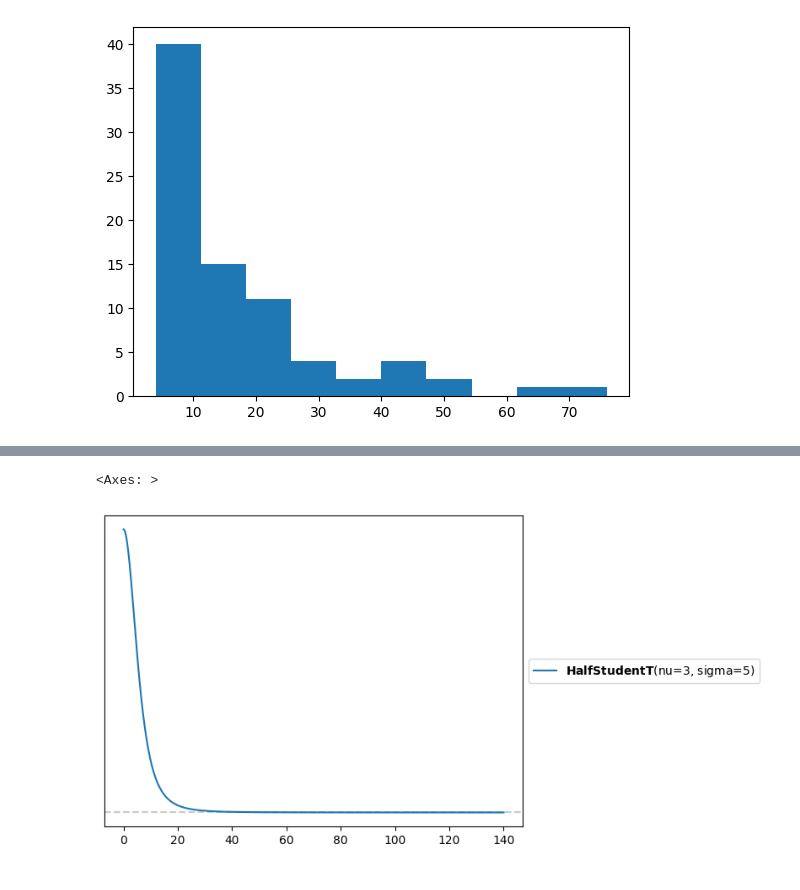
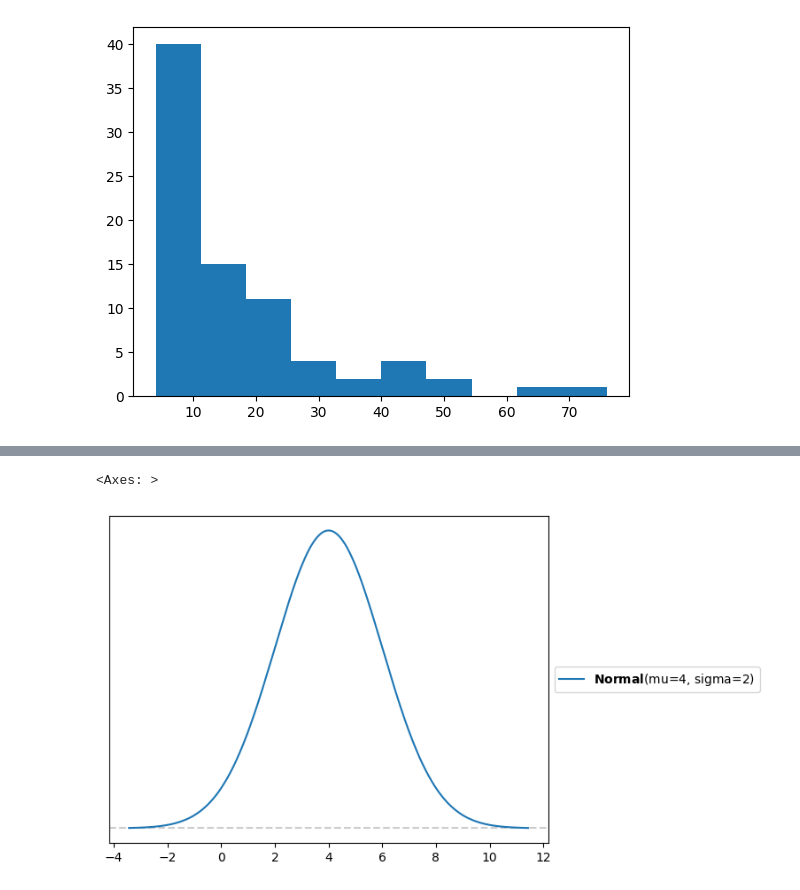
Before and after one commit to sanganalasya-hash/Data-Science, a Jupyter notebook: Copy_of_Unit3Project.ipynb, the cells around one changed output, grey strips where cells are left out. Cells and saved outputs as stored; diff of their text form; code cells hidden in the pictures.

```diff
--- a/Copy_of_Unit3Project.ipynb
+++ b/Copy_of_Unit3Project.ipynb
@@ -119,8 +128,8 @@ plt.hist(data_chemshift)
 # %%
 #half student t prior because there is some right skew
-pz.distributions.HalfStudentT(3,5).plot_pdf()
+pz.distributions.Normal(4,2).plot_pdf()
 # %% [output]
 <Axes: >
-[figure, old version]
+[figure, new version]
 # %%
 # exponential because also right skew
```
Also changed, not shown: parts of 14 cells of this notebook.
